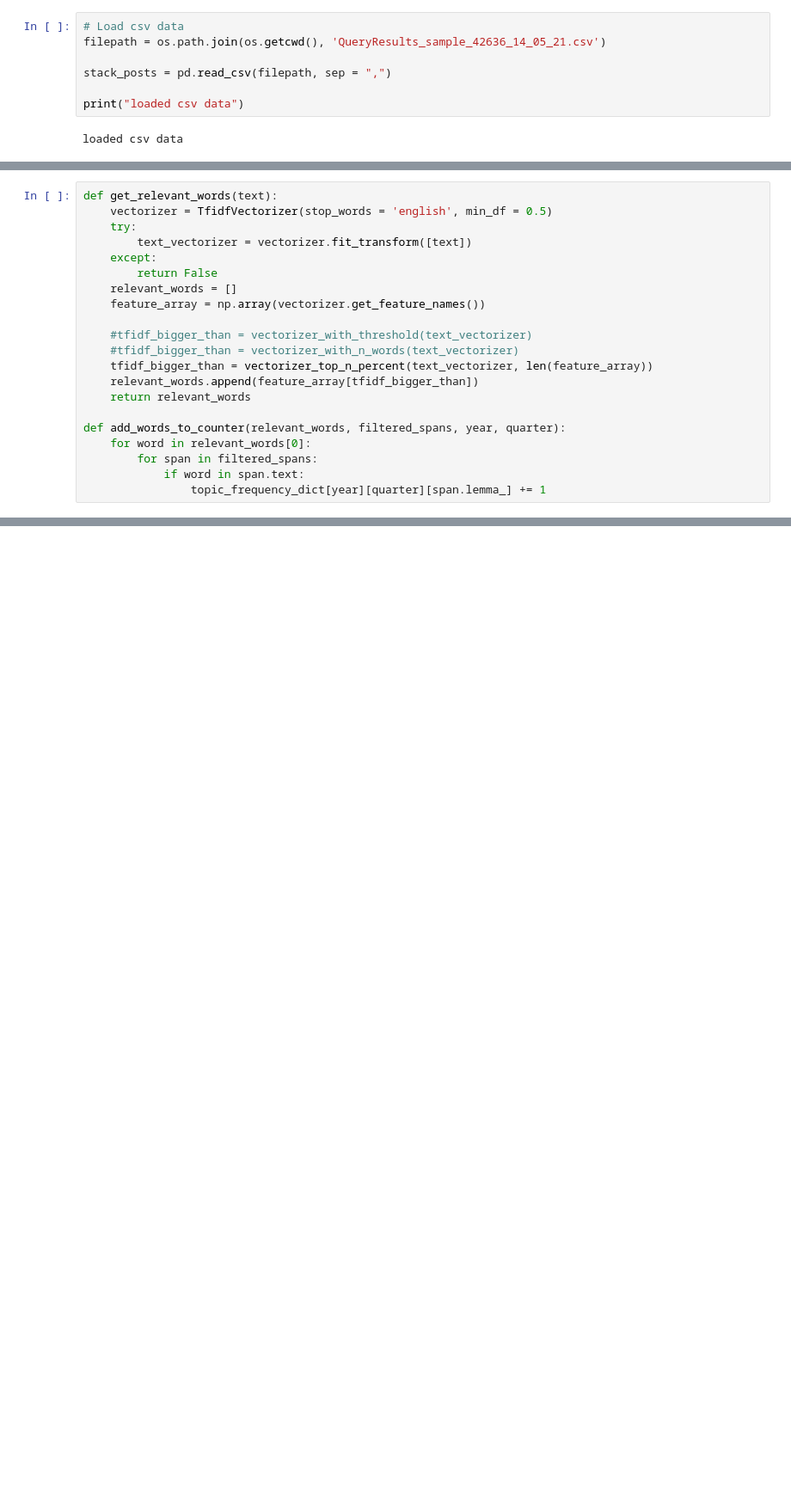
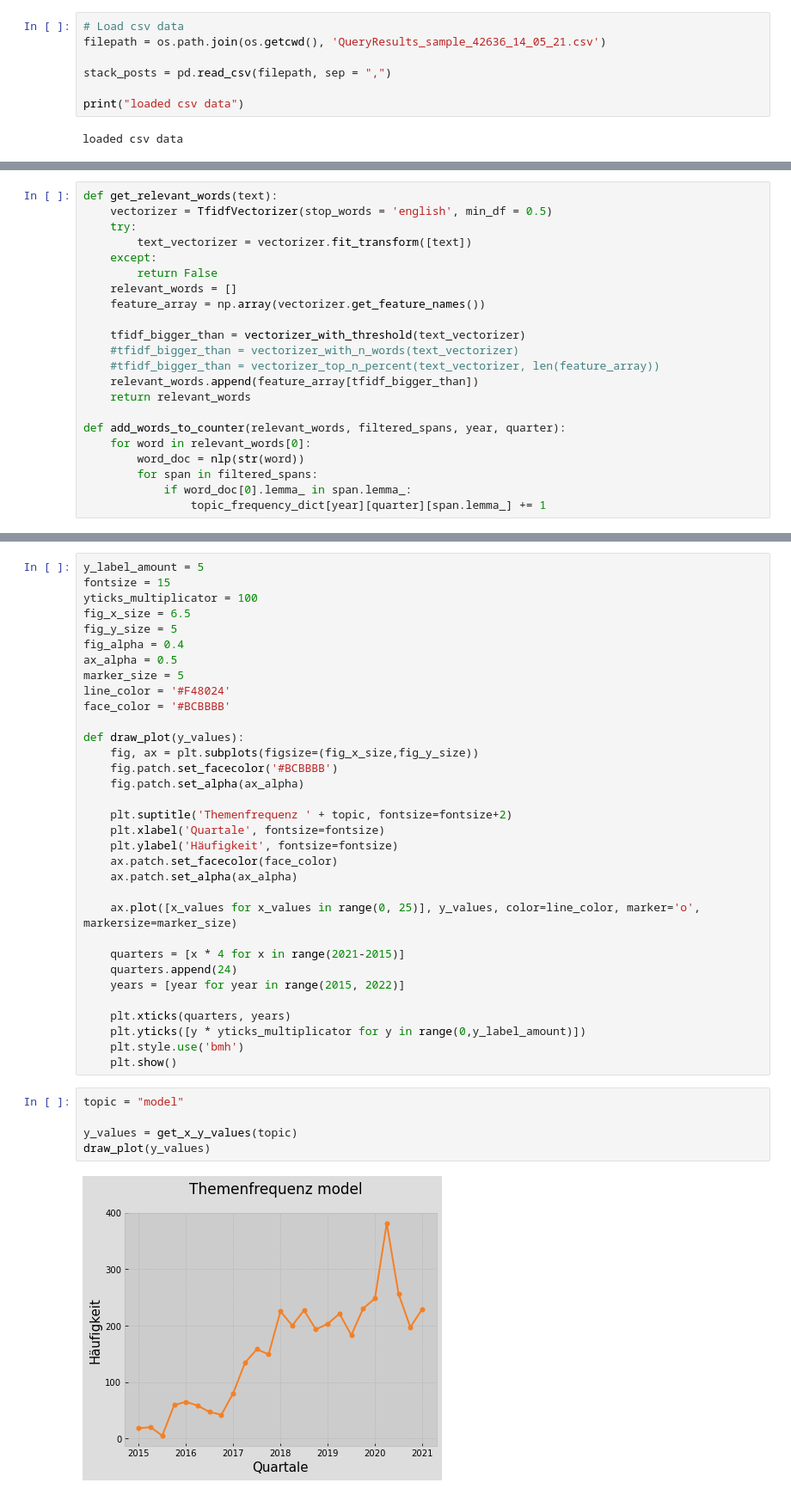
Before and after one commit to LBraunshausen/MSR-project, a Jupyter notebook: RQ2.ipynb, the cells around one changed output, grey strips where cells are left out. Shown: that part at 86% size. Drawn from its saved outputs; the diff is of its cells as text; blank space fills up the shorter version.

```diff
--- a/RQ2.ipynb
+++ b/RQ2.ipynb
@@ -78,16 +78,17 @@ def get_relevant_words(text):
     relevant_words = []
     feature_array = np.array(vectorizer.get_feature_names())
 
-    #tfidf_bigger_than = vectorizer_with_threshold(text_vectorizer)
+    tfidf_bigger_than = vectorizer_with_threshold(text_vectorizer)
     #tfidf_bigger_than = vectorizer_with_n_words(text_vectorizer)
-    tfidf_bigger_than = vectorizer_top_n_percent(text_vectorizer, len(feature_array))
+    #tfidf_bigger_than = vectorizer_top_n_percent(text_vectorizer, len(feature_array))
     relevant_words.append(feature_array[tfidf_bigger_than])
     return relevant_words
 
 def add_words_to_counter(relevant_words, filtered_spans, year, quarter):
     for word in relevant_words[0]:
+        word_doc = nlp(str(word))
         for span in filtered_spans:
-            if word in span.text:
+            if word_doc[0].lemma_ in span.lemma_:
                 topic_frequency_dict[year][quarter][span.lemma_] += 1
 # %%
 # clean posts and match words
@@ -149,0 +159,40 @@ finished
+# %%
+y_label_amount = 5
+fontsize = 15
+yticks_multiplicator = 100
+fig_x_size = 6.5
+fig_y_size = 5
+fig_alpha = 0.4
+ax_alpha = 0.5
+marker_size = 5
+line_color = '#F48024'
+face_color = '#BCBBBB'
+
+def draw_plot(y_values):
+    fig, ax = plt.subplots(figsize=(fig_x_size,fig_y_size))
+    fig.patch.set_facecolor('#BCBBBB')
+    fig.patch.set_alpha(ax_alpha)
+
+    plt.suptitle('Themenfrequenz ' + topic, fontsize=fontsize+2)
+    plt.xlabel('Quartale', fontsize=fontsize)
+    plt.ylabel('Häufigkeit', fontsize=fontsize)
+    ax.patch.set_facecolor(face_color)
+    ax.patch.set_alpha(ax_alpha)
+
+    ax.plot([x_values for x_values in range(0, 25)], y_values, color=line_color, marker='o', markersize=marker_size)
+
+    quarters = [x * 4 for x in range(2021-2015)]
+    quarters.append(24)
+    years = [year for year in range(2015, 2022)]
+
+    plt.xticks(quarters, years)
+    plt.yticks([y * yticks_multiplicator for y in range(0,y_label_amount)])
+    plt.style.use('bmh')
+    plt.show()
+# %%
+topic = "model"
+
+y_values = get_x_y_values(topic)
+draw_plot(y_values)
+# %% [output]
+[figure, added]
```
Also changed, not shown: parts of 16 cells of this notebook, 1 other file.
